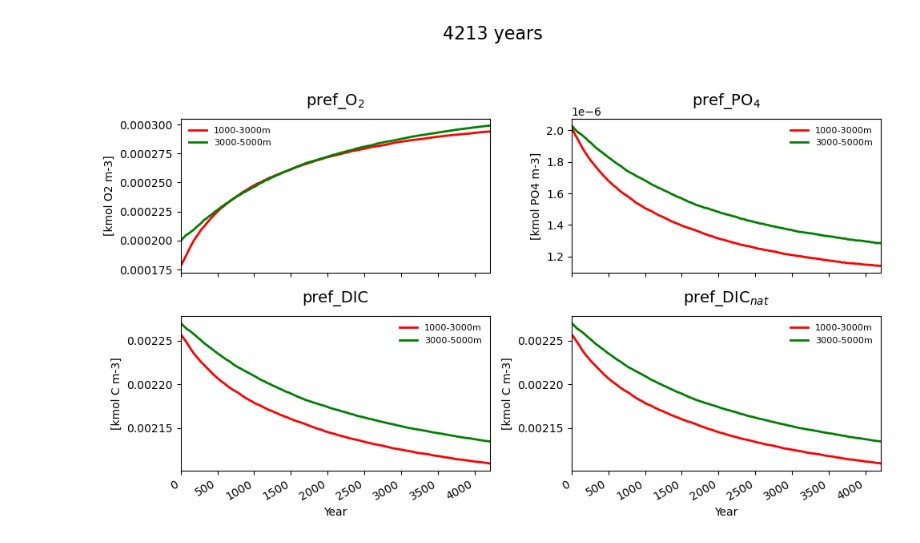
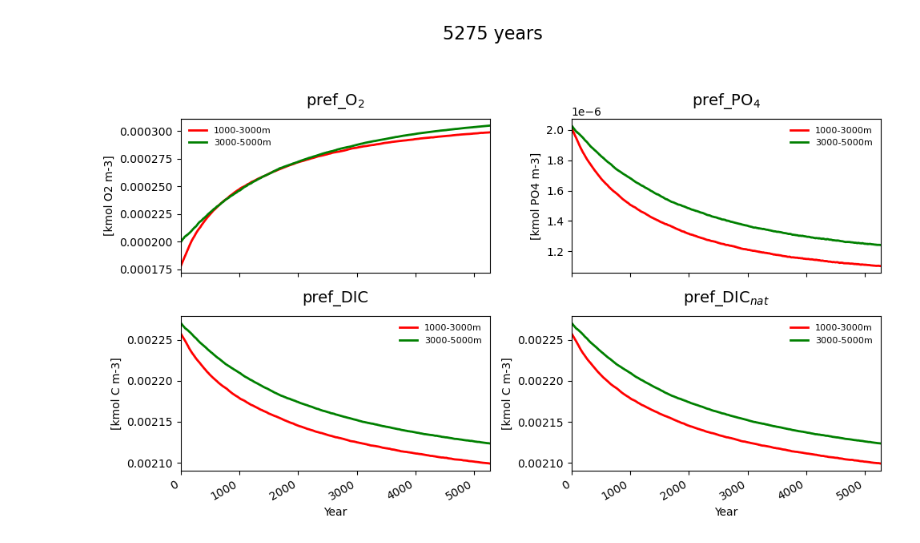
Before and after one commit to HwajinChoi/MPI-ESM, a Jupyter notebook: Test_flat10/21.preform_spinup_timeseries.ipynb, the cells around one changed output. Drawn from its saved outputs; the diff is of its cells as text; code cells hidden in the pictures.

```diff
--- a/Test_flat10/21.preform_spinup_timeseries.ipynb
+++ b/Test_flat10/21.preform_spinup_timeseries.ipynb
@@ -8,7 +8,7 @@ import pandas as pd
 infile    = "/work/uo1451/m301158/MPI-ESM/data/test_flat10/raw/preform_spinup/"
 outfile   = "/work/uo1451/m301158/MPI-ESM/image/"
 
-f1 = nc.Dataset(infile+"preform_spinup_1000-3000m_avg_1850-6062.nc", 'r') # exp1
+f1 = nc.Dataset(infile+"preform_spinup_1000-3000m_avg_1850-7124.nc", 'r') # exp1
 pref_O2_1=f1.variables['preformed_O2'][:]
 pref_PO4_1=f1.variables['preformed_PO4'][:]
 pref_DIC_1=f1.variables['preformed_DIC'][:]
@@ -19,7 +19,7 @@ pref_PO4_1_mean=np.mean(pref_PO4_1,axis=(1,2))
 pref_DIC_1_mean=np.mean(pref_DIC_1,axis=(1,2))
 pref_DICnat_1_mean=np.mean(pref_DICnat_1,axis=(1,2))
 
-f2 = nc.Dataset(infile+"preform_spinup_3000-5000m_avg_1850-6062.nc", 'r') # exp2
+f2 = nc.Dataset(infile+"preform_spinup_3000-5000m_avg_1850-7124.nc", 'r') # exp2
 pref_O2_2=f2.variables['preformed_O2'][:]
 pref_PO4_2=f2.variables['preformed_PO4'][:]
 pref_DIC_2=f2.variables['preformed_DIC'][:]
@@ -29,34 +29,34 @@ pref_O2_2_mean=np.mean(pref_O2_2,axis=(1,2))
 pref_PO4_2_mean=np.mean(pref_PO4_2,axis=(1,2))
 pref_DIC_2_mean=np.mean(pref_DIC_2,axis=(1,2))
 pref_DICnat_2_mean=np.mean(pref_DICnat_2,axis=(1,2))
 
 plot_data=[
     ('pref_O$_2$',[pref_O2_1_mean,pref_O2_2_mean],"[kmol O2 m-3]"),
     ('pref_PO$_4$',[pref_PO4_1_mean,pref_PO4_2_mean],'[kmol PO4 m-3]'),
     ('pref_DIC',[pref_DIC_1_mean,pref_DIC_2_mean],'[kmol C m-3]'),
     ('pref_DIC$_{nat}$',[pref_DICnat_1_mean,pref_DICnat_2_mean],'[kmol C m-3]')
 ]
 colors=['red','green']
 labels=['1000-3000m','3000-5000m']
-x=np.arange(1,4213,1)
+x=np.arange(1,5270,1)
 
 fig,axes = plt.subplots(2,2,figsize=(10,6))
 axes = axes.flatten()
 
 for i, (title,datasets,ylabel) in enumerate (plot_data):
     ax=axes[i]
     for data, color,label in zip (datasets,colors,labels):
         ax.plot(x,data,color=color,linewidth=2.,label=label)
     ax.set_title(title,pad=12,fontsize=14)
     ax.set_xlim(0,len(x)-1)
     ax.set_xlabel('Year')
     ax.set_ylabel(ylabel)
     ax.legend(fontsize=8,frameon=False)
 
 fig.autofmt_xdate()
-plt.suptitle("4213 years",fontsize=16,y=1.05)
+plt.suptitle("5275 years",fontsize=16,y=1.05)
 plt.tight_layout()
-plt.savefig(outfile+"preformed_spinup_timeseries_1850-6062.png")
+plt.savefig(outfile+"preformed_spinup_timeseries_1850-7124.png")
 plt.show(block=False)
 # %% [output]
-[figure, old version]
+[figure, new version]
```
Also changed, not shown: 33 other files.
